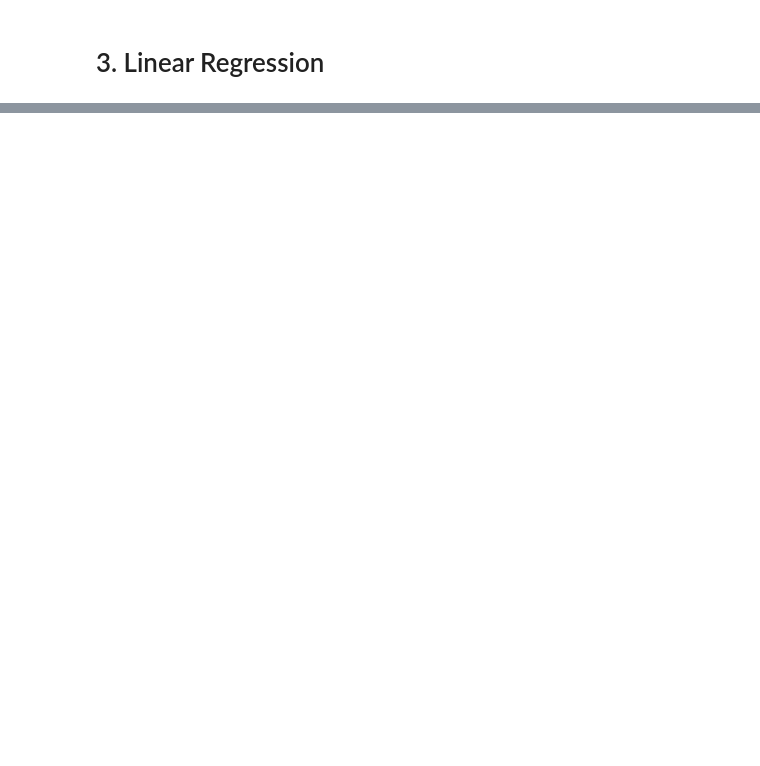
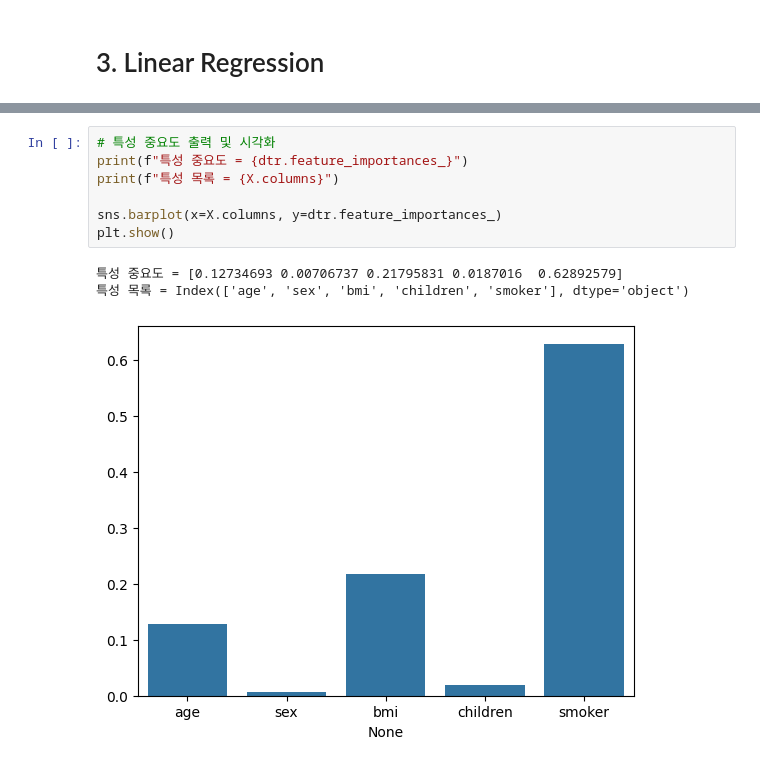
Before and after one commit to JangWoojun/Machine-Learning, a Jupyter notebook: 보험료_회귀.ipynb, the cells around one changed output, grey strips where cells are left out. Drawn from its saved outputs; the diff is of its cells as text; blank space fills up the shorter version.

```diff
--- a/보험료_회귀.ipynb
+++ b/보험료_회귀.ipynb
@@ -201,0 +274,11 @@ print(lr.predict(me))
+# %%
+# 특성 중요도 출력 및 시각화
+print(f"특성 중요도 = {dtr.feature_importances_}")
+print(f"특성 목록 = {X.columns}")
+
+sns.barplot(x=X.columns, y=dtr.feature_importances_)
+plt.show()
+# %% [output]
+특성 중요도 = [0.12734693 0.00706737 0.21795831 0.0187016  0.62892579]
+특성 목록 = Index(['age', 'sex', 'bmi', 'children', 'smoker'], dtype='object')
+[figure, added]
```
Also changed, not shown: parts of 35 cells of this notebook.
